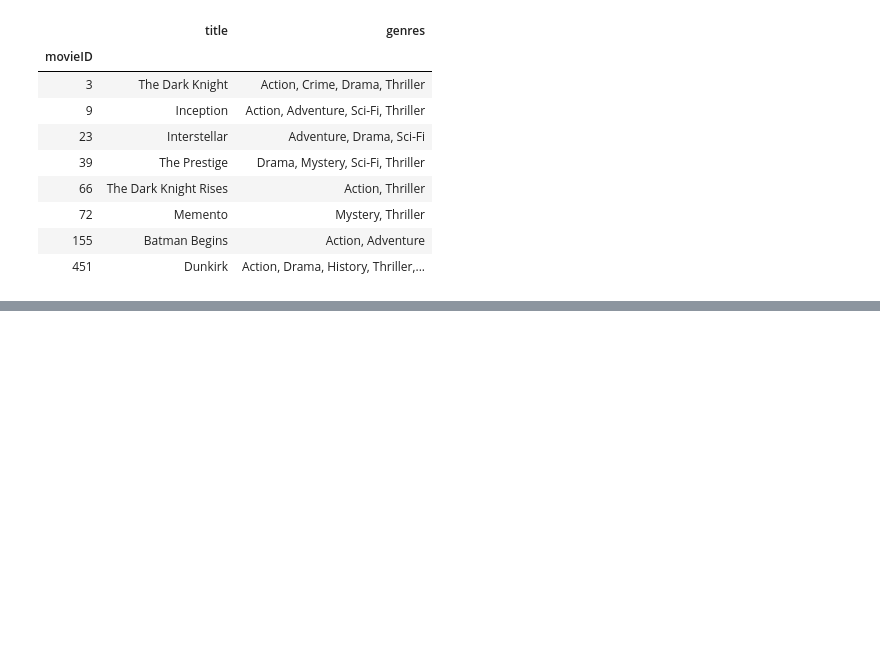
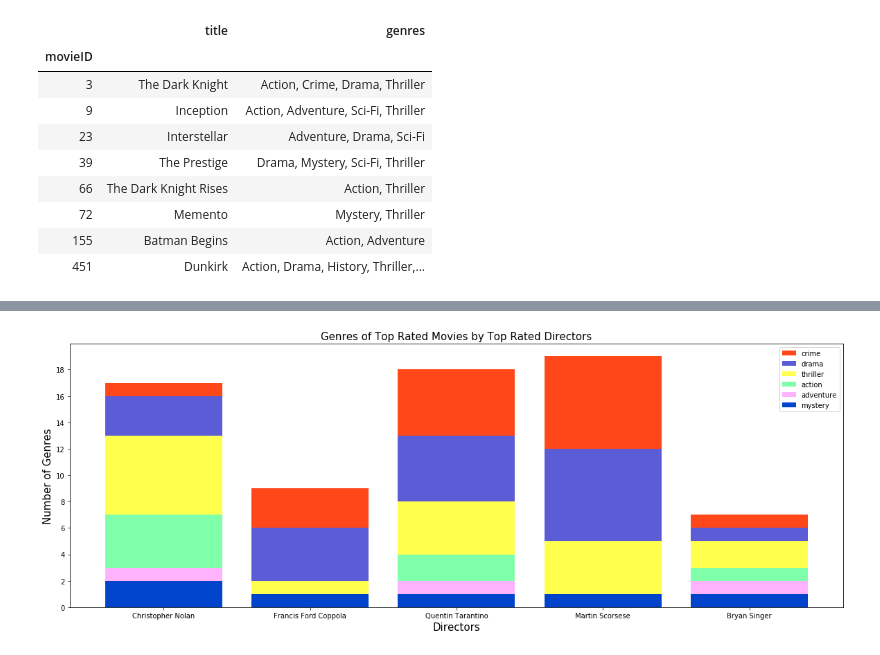
Before and after one commit to Wetpaint3/movie_project, a Jupyter notebook: movie-project wip.ipynb, the cells around one changed output, grey strips where cells are left out. Drawn from its saved outputs; the diff is of its cells as text; code cells hidden in the pictures; blank space fills up the shorter version.

Commit message:
visualization updates

```diff
--- a/movie-project wip.ipynb
+++ b/movie-project wip.ipynb
@@ -391,0 +400,32 @@ for director in top20_directors:
+# %%
+import numpy as np
+import matplotlib.pyplot as plt
+
+fig, ax = plt.subplots(figsize=(20,7))
+
+directors = ['Christopher Nolan', 'Francis Ford Coppola', 'Quentin Tarantino', 'Martin Scorsese', 'Bryan Singer']
+crime = np.array([1, 3, 5, 7, 1])
+drama = np.array([3, 4, 5, 7, 1])
+thriller = np.array([6, 1, 4, 4, 2])
+action = np.array([4, 0, 2, 0, 1])
+adventure = np.array([1, 0, 1, 0, 1])
+mystery = ([2, 1, 1, 1, 1])
+ind = np.arange(5)
+
+plt.bar(ind, crime, width=0.8, label='crime', color='#ff471a', bottom=drama+thriller+action+adventure+mystery)
+plt.bar(ind, drama, width=0.8, label='drama', color='#5c5cd6', bottom=thriller+action+adventure+mystery)
+plt.bar(ind, thriller, width=0.8, label='thriller', color='#ffff4d', bottom=action+adventure+mystery)
+plt.bar(ind, action, width=0.8, label='action', color='#80ffaa', bottom=adventure+mystery)
+plt.bar(ind, adventure, width=0.8, label='adventure', color='#ffb3ff', bottom=mystery)
+plt.bar(ind, mystery, width=0.8, label='mystery', color='#0044cc')
+
+plt.xticks(ind, directors)
+plt.ylabel("Number of Genres", fontsize=15)
+plt.xlabel("Directors", fontsize=15)
+plt.legend(loc="upper right")
+plt.title("Genres of Top Rated Movies by Top Rated Directors", fontsize=15)
+ax.yaxis.set_ticks(np.arange(0, 20, 2))
+
+plt.show()
+# %% [output]
+[figure, added]
```
Also changed, not shown: parts of 1 cell of this notebook.
